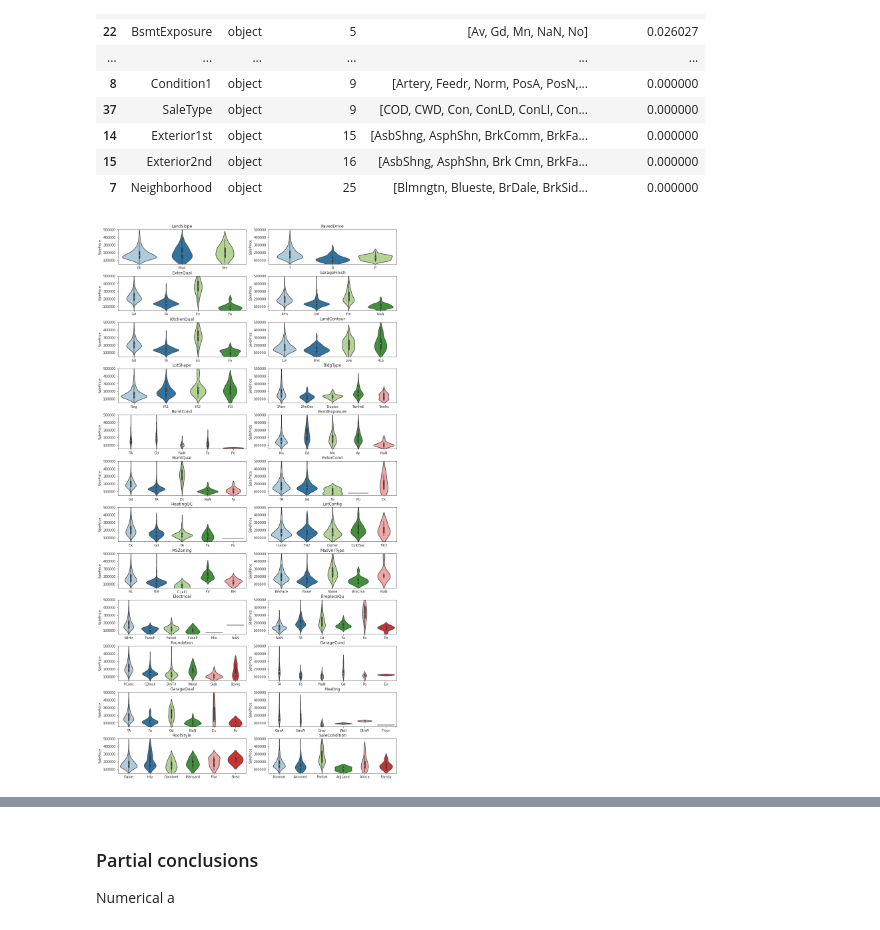
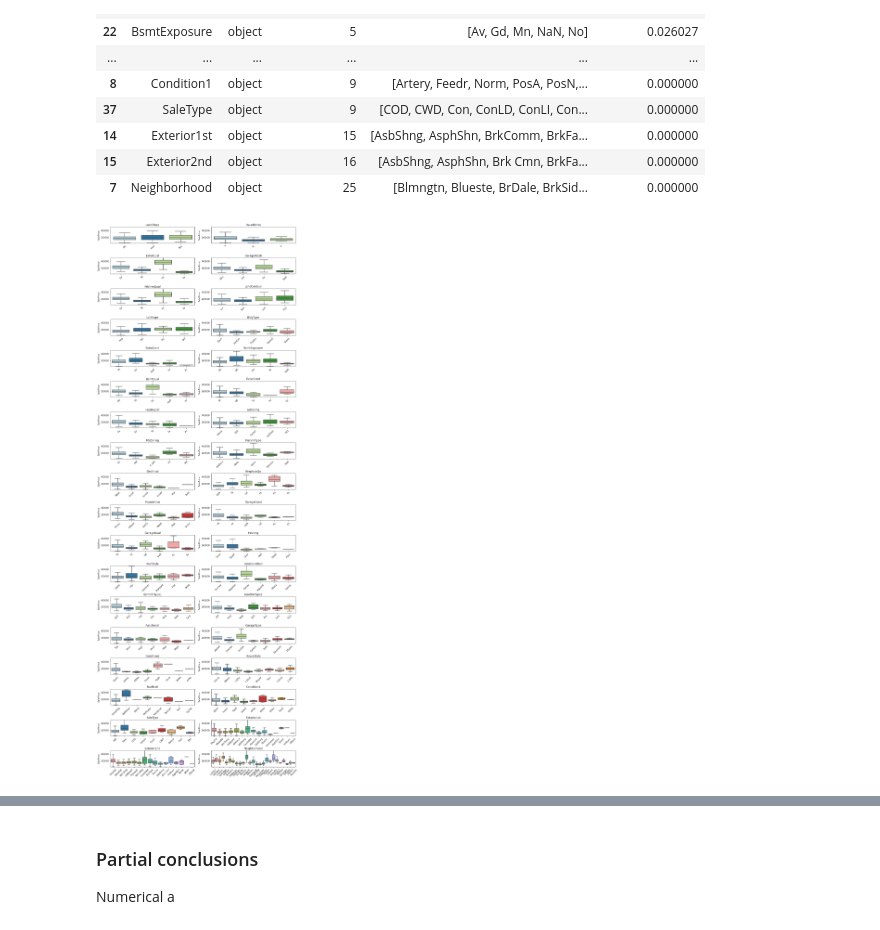
Before and after one commit to guyrux/house_prices_regression, a Jupyter notebook: notebooks/1_business_data_understanding_suto.ipynb, the cells around one changed output, grey strips where cells are left out. Cells and saved outputs as stored; diff of their text form; code cells hidden in the pictures.

Commit message:
:chart_with_upwards_trend: Added other categorical atributes to the dataprep and model.

```diff
--- a/notebooks/1_business_data_understanding_suto.ipynb
+++ b/notebooks/1_business_data_understanding_suto.ipynb
@@ -402,36 +399,40 @@ Categorical attributes without binaries: 36
 | 14 | Exterior1st | object | 15 | [AsbShng, AsphShn, BrkComm, BrkFa... | 0.000000 |
 | 15 | Exterior2nd | object | 16 | [AsbShng, AsphShn, Brk Cmn, BrkFa... | 0.000000 |
 | 7 | Neighborhood | object | 25 | [Blmngtn, Blueste, BrDale, BrkSid... | 0.000000 |
+# %%
+cardinalidade_min = 2
+cardinalidade_max = 30
 # %%
 categorical_features = cardinalidade(df_evaluation.select_dtypes(include='object')).loc[
-    (cardinalidade(df_evaluation.select_dtypes(include='object'))['Cardinalidade']>2) &
-    (cardinalidade(df_evaluation.select_dtypes(include='object'))['Cardinalidade']<=6), 'Atributo'
+    (cardinalidade(df_evaluation.select_dtypes(include='object'))['Cardinalidade']>cardinalidade_min) &
+    (cardinalidade(df_evaluation.select_dtypes(include='object'))['Cardinalidade']<=cardinalidade_max), 'Atributo'
 ].tolist()
 
 ncols = 2
 nrows = len(categorical_features)//ncols
 
-f = plt.figure(figsize=(15, 30))
+f = plt.figure(figsize=(15, 45))
 # f.subtitle('SalePrice per Categorical attributes')
 sns.set_palette("Paired")
 
 gs = f.add_gridspec(
-    nrows=nrows, ncols=ncols, wspace=.175, hspace=.35
+    nrows=nrows, ncols=ncols, wspace=.2, hspace=.9
 )
 
 row = col = 0
 for i, feature in enumerate(categorical_features):
     with sns.axes_style("ticks"):
         ax = f.add_subplot(gs[row, col])
-        ax = sns.violinplot(data=df_evaluation, x=feature, y="SalePrice", fliersize=0);
+        ax = sns.boxplot(data=df_evaluation, x=feature, y="SalePrice", fliersize=0);
         ax.set(
-            title=feature, xlabel="", ylabel="SalePrice", ylim=(50000, 500000)
+            title=feature, xlabel="", ylabel="SalePrice", ylim=(25000, 500000)
         )
+        plt.xticks(rotation=45)
 #         ax.get_legend().set_visible(False)
         if (i+1)%ncols!=0:
             col += 1
         else:
             col = 0
             row+=1
 # %% [output]
-[figure, old version]
+[figure, new version]
```
Also changed, not shown: parts of 3 cells of this notebook, 6 other files.
